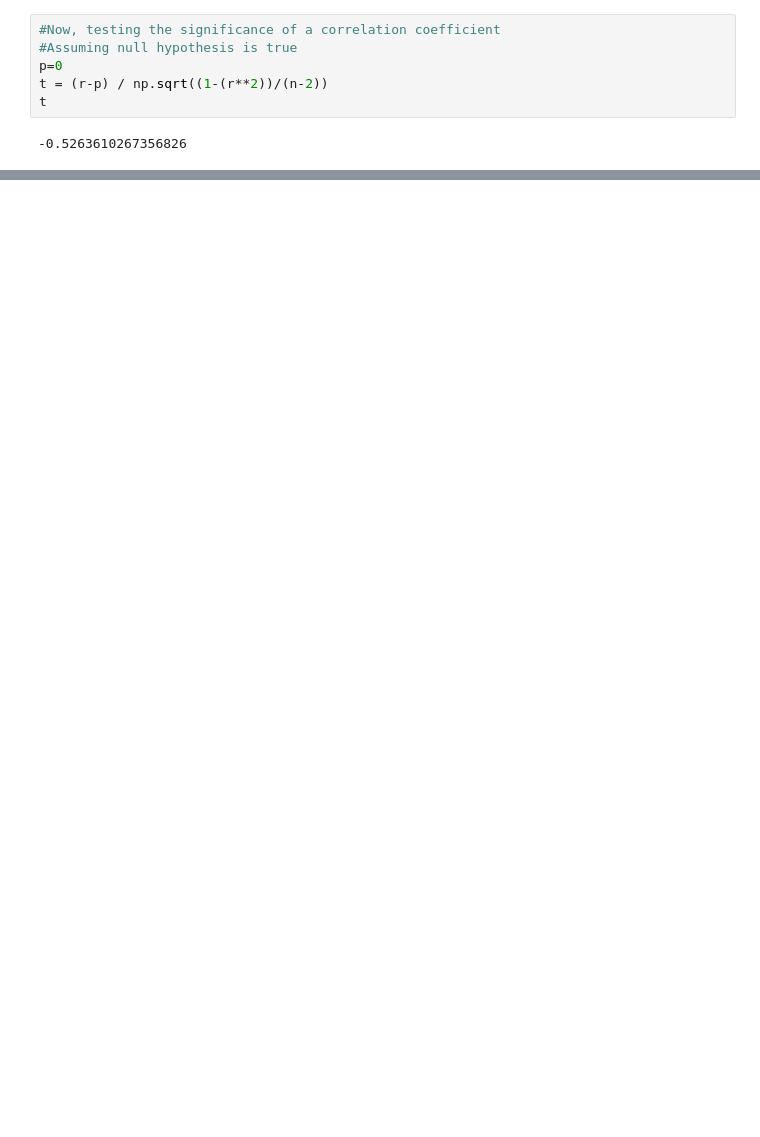
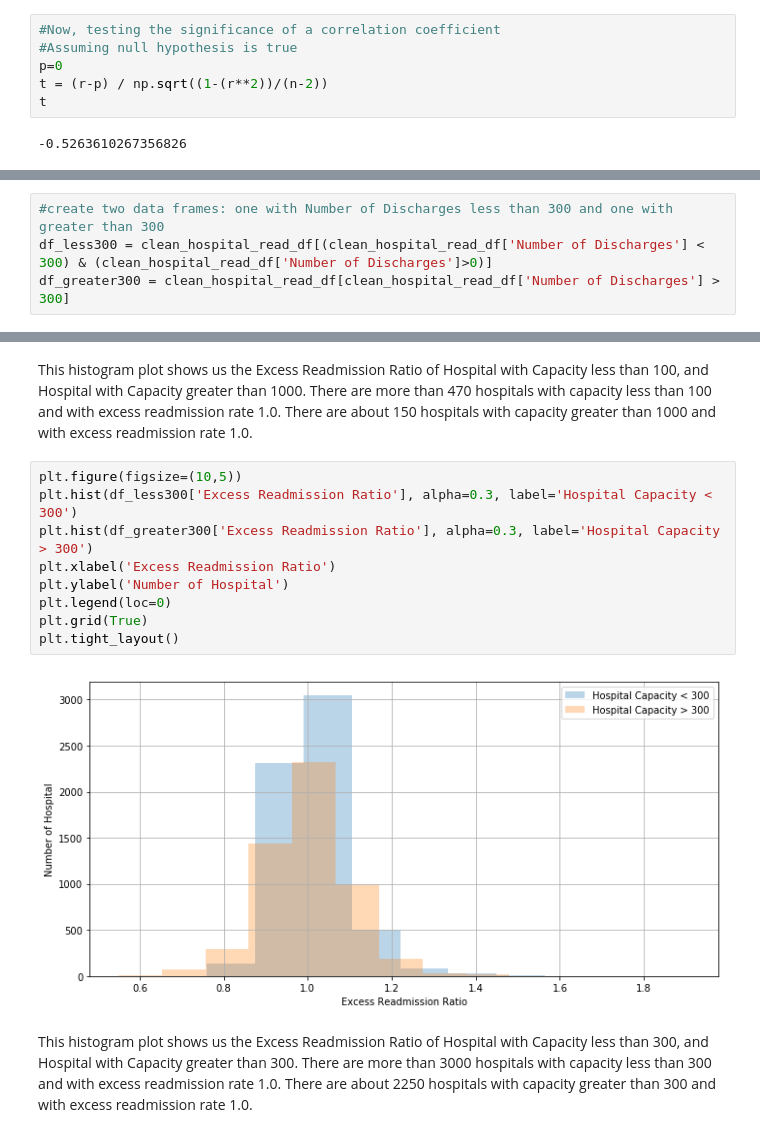
Before and after one commit to sherpalakpa1/InferentialStatisticProjects, a Jupyter notebook: hospital_readmit/sliderule_dsi_inferential_statistics_exercise_3.ipynb, the cells around one changed output, grey strips where cells are left out. Drawn from its saved outputs; the diff is of its cells as text; blank space fills up the shorter version.

```diff
--- a/hospital_readmit/sliderule_dsi_inferential_statistics_exercise_3.ipynb
+++ b/hospital_readmit/sliderule_dsi_inferential_statistics_exercise_3.ipynb
@@ -272,0 +313,4 @@ clean_hospital_read_df[81:-3].plot.scatter(x='Number of Discharges', y='Excess R
+# %%
+#create two data frames: one with Number of Discharges less than 300 and one with greater than 300
+df_less300 = clean_hospital_read_df[(clean_hospital_read_df['Number of Discharges'] < 300) & (clean_hospital_read_df['Number of Discharges']>0)]
+df_greater300 = clean_hospital_read_df[clean_hospital_read_df['Number of Discharges'] > 300]
@@ -295,0 +436,15 @@ intercept = 1.0179475579544215 hospital_capacity
+# %% [markdown]
+This histogram plot shows us the Excess Readmission Ratio of Hospital with Capacity less than 100, and Hospital with Capacity greater than 1000. There are more than 470 hospitals with capacity less than 100 and with excess readmission rate 1.0. There are about 150 hospitals with capacity greater than 1000 and with excess readmission rate 1.0.
+# %%
+plt.figure(figsize=(10,5))
+plt.hist(df_less300['Excess Readmission Ratio'], alpha=0.3, label='Hospital Capacity < 300')
+plt.hist(df_greater300['Excess Readmission Ratio'], alpha=0.3, label='Hospital Capacity > 300')
+plt.xlabel('Excess Readmission Ratio')
+plt.ylabel('Number of Hospital')
+plt.legend(loc=0)
+plt.grid(True)
+plt.tight_layout()
+# %% [output]
+[figure, added]
+# %% [markdown]
+This histogram plot shows us the Excess Readmission Ratio of Hospital with Capacity less than 300, and Hospital with Capacity greater than 300. There are more than 3000 hospitals with capacity less than 300 and with excess readmission rate 1.0. There are about 2250 hospitals with capacity greater than 300 and with excess readmission rate 1.0.
```
Also changed, not shown: parts of 48 cells of this notebook, 1 other file.
